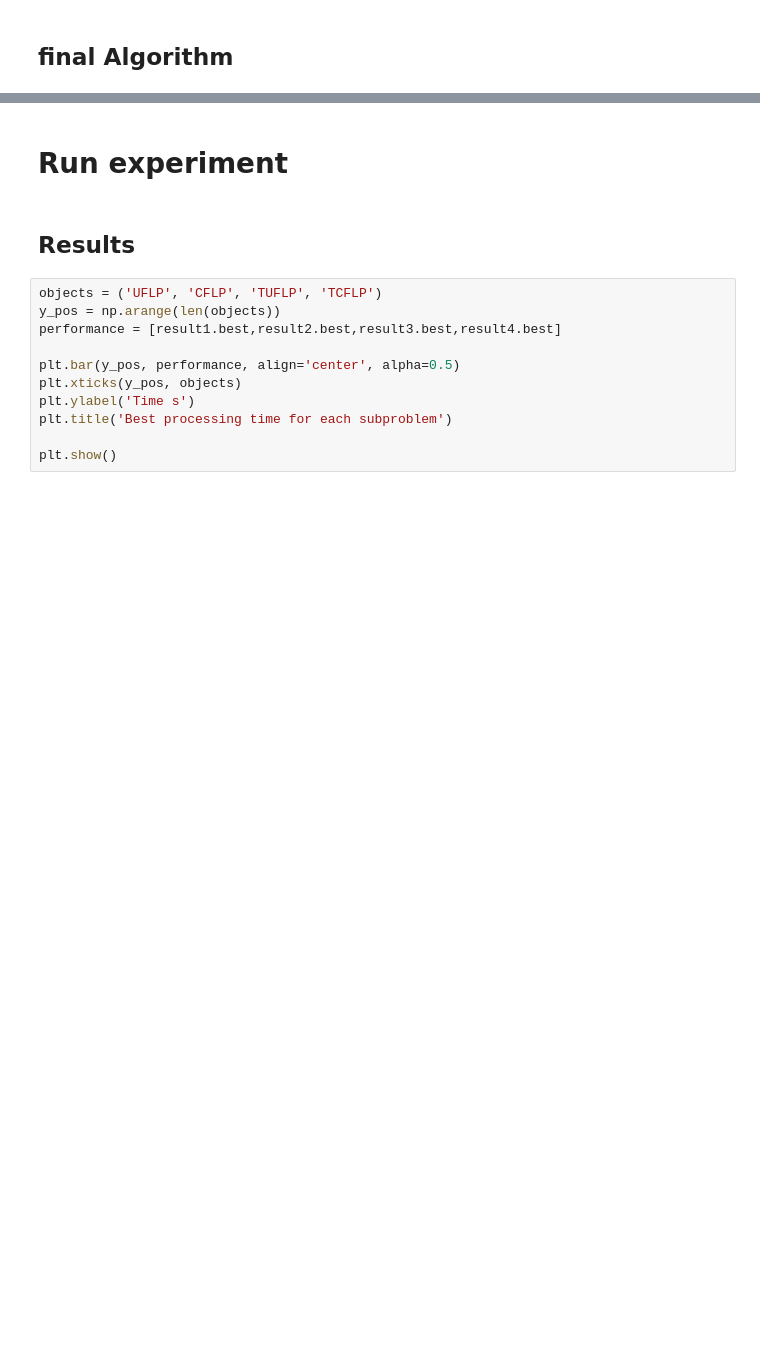
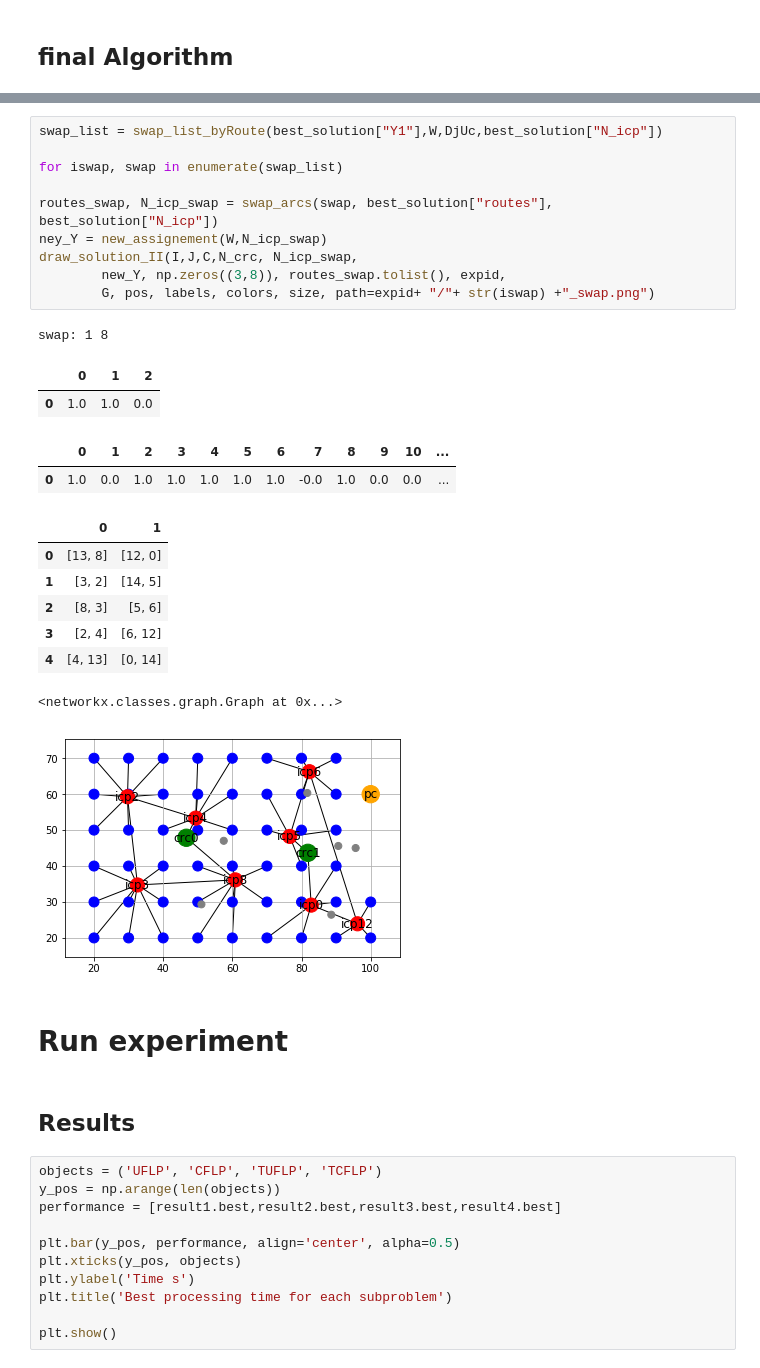
Before and after one commit to xNok/OR_location_routing_problem_study, a Jupyter notebook: NB V - Experiment 2.ipynb, the cells around one changed output, grey strips where cells are left out. Drawn from its saved outputs; the diff is of its cells as text; blank space fills up the shorter version.

```diff
--- a/NB V - Experiment 2.ipynb
+++ b/NB V - Experiment 2.ipynb
@@ -617,3 +730,27 @@ def pmd_first_tsp_second(G,pos, labels, colors, size,
+# %%
+swap_list = swap_list_byRoute(best_solution["Y1"],W,DjUc,best_solution["N_icp"])
+
+for iswap, swap in enumerate(swap_list)
+
+routes_swap, N_icp_swap = swap_arcs(swap, best_solution["routes"], best_solution["N_icp"])
+ney_Y = new_assignement(W,N_icp_swap)
+draw_solution_II(I,J,C,N_crc, N_icp_swap,
+        new_Y, np.zeros((3,8)), routes_swap.tolist(), expid,
+        G, pos, labels, colors, size, path=expid+ "/"+ str(iswap) +"_swap.png")
+# %% [output]
+swap: 1 8
+|  | 0 | 1 | 2 |
+| 0 | 1.0 | 1.0 | 0.0 |
+|  | 0 | 1 | 2 | 3 | 4 | 5 | 6 | 7 | 8 | 9 | 10 | ... |
+| 0 | 1.0 | 0.0 | 1.0 | 1.0 | 1.0 | 1.0 | 1.0 | -0.0 | 1.0 | 0.0 | 0.0 | ... |
+|  | 0 | 1 |
+| 0 | [13, 8] | [12, 0] |
+| 1 | [3, 2] | [14, 5] |
+| 2 | [8, 3] | [5, 6] |
+| 3 | [2, 4] | [6, 12] |
+| 4 | [4, 13] | [0, 14] |
+<networkx.classes.graph.Graph at 0x...>
+[figure, added]
 # %% [markdown]
 # Run experiment
 # %% [markdown]
```
Also changed, not shown: parts of 30 cells of this notebook, 13 other files.
